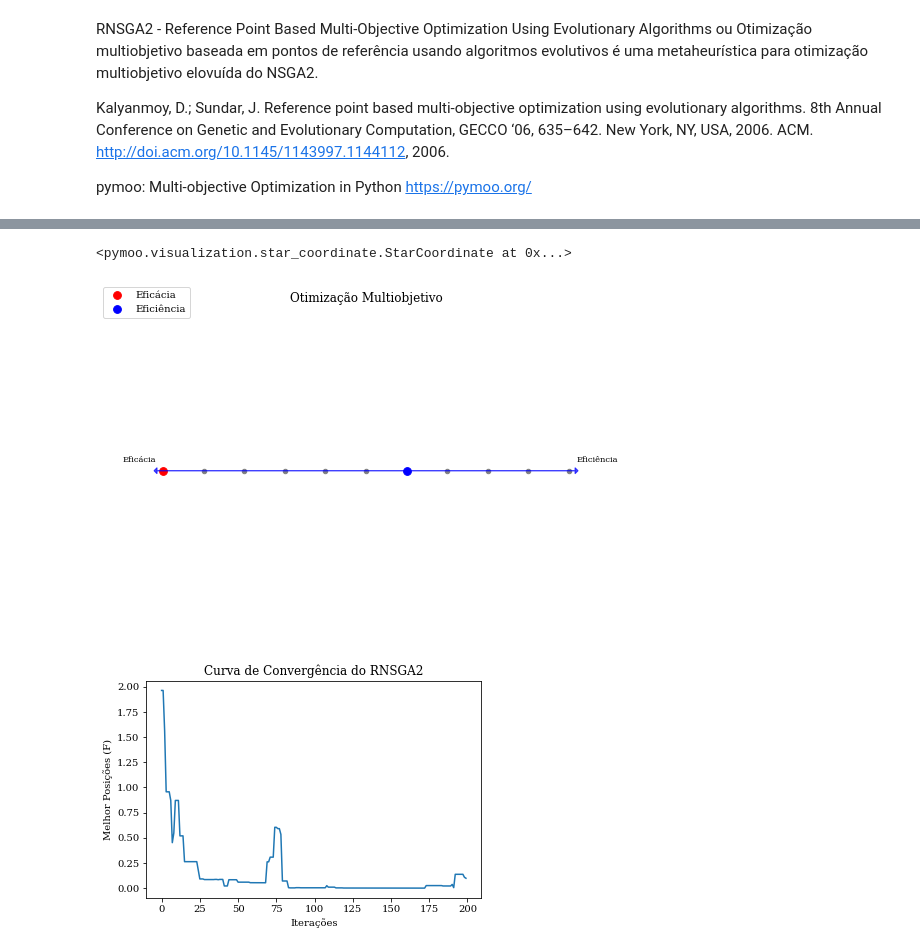
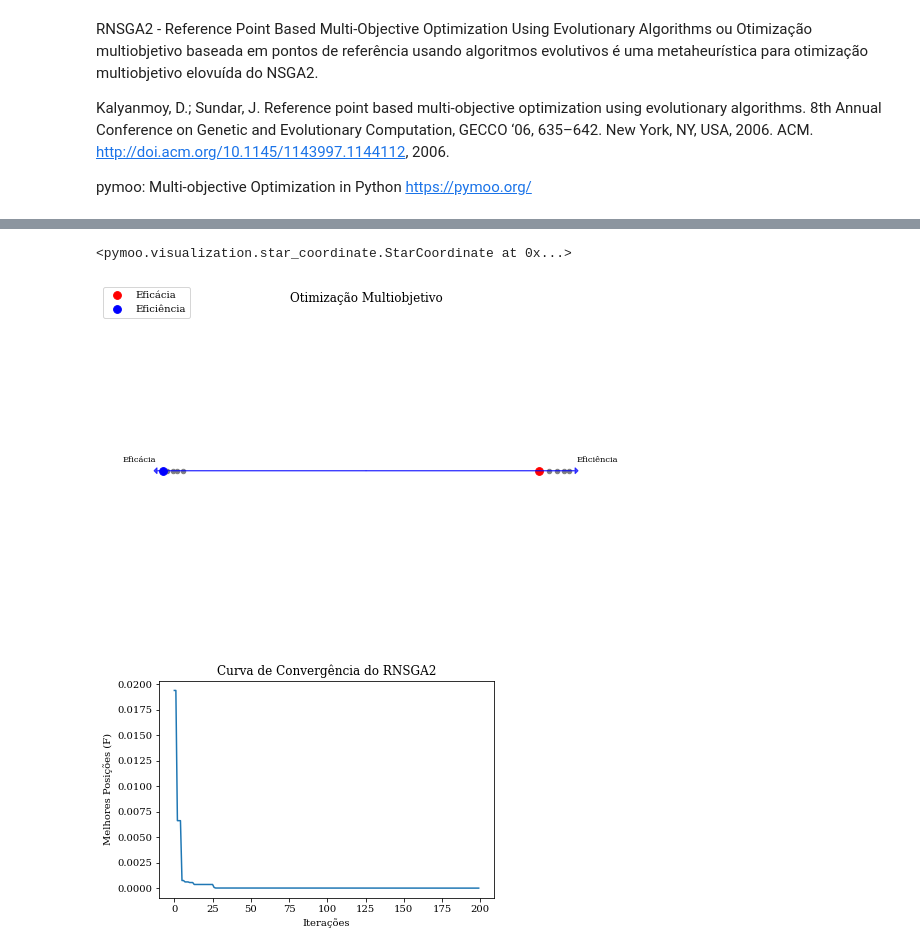
Before and after one commit to alvarofpinheiro/pifwia_rnsga2, a Jupyter notebook: PIFWIA_RNSGA2.ipynb, the cells around one changed output, grey strips where cells are left out. Cells and saved outputs as stored; diff of their text form; code cells hidden in the pictures.

```diff
--- a/PIFWIA_RNSGA2.ipynb
+++ b/PIFWIA_RNSGA2.ipynb
@@ -28,7 +30,7 @@ from tqdm import tqdm
 # %%
 #define os hiperparâmetros
 OBJETIVOS = ["Eficiência","Eficácia"] #quantidade de objetivos distintos a serem resolvidos
-DIMENSOES = 3 #determina a quantidade de dimensões do problema
+DIMENSOES = 2 #determina a quantidade de dimensões do problema
 ITERACOES = 200 #quantiddade máxima de ciclos (episódios) especificando quantas explorações podem ser realizadas
 POPULACAO = 10 #tamanho da população correspondente ao indivíduo
 E1 = -100 #extremo esquerdo eixo x
@@ -203,24 +217,24 @@ SC = StarCoordinate(title="Otimização Multiobjetivo",
   labels=OBJETIVOS,
   axis_style={"color": "blue", 'alpha': 0.7},
   arrow_style={"head_length": 0.015, "head_width": 0.03})
-SC.add(F, color="grey", s=20)
+SC.add(resultado.F, color="grey", s=20)
 j = len(OBJETIVOS)-1
 for i in range(len(OBJETIVOS)):
-  SC.add(F[solucao[i]], color=cores[i], s=60, label=OBJETIVOS[j-i])
+  SC.add(resultado.F[solucao[i]], color=cores[i], s=60, label=OBJETIVOS[j-i])
 SC.show()
 # %% [output]
 <pymoo.visualization.star_coordinate.StarCoordinate at 0x...>
-[figure, old version]
+[figure, new version]
 # %%
 #exibe curva de convergência dos indivíduos
 retorno = [np.min(e.pop.get("F")) for e in resultado.history]
 plt.plot(np.arange(len(retorno)),retorno)
 plt.title("Curva de Convergência do RNSGA2")
 plt.xlabel("Iterações")
-plt.ylabel("Melhor Posições (F)")
+plt.ylabel("Melhores Posições (F)")
 plt.show()
 # %% [output]
-[figure, old version]
+[figure, new version]
 # %%
 #exibe os resultados
 print("n_gen=número de iterações (gerações) | n_eval=número de avaliações | igd=desempenho distância geracional invertida | gd=desempenho da distância geracional | hv=hypervolume")
```
Also changed, not shown: parts of 6 cells of this notebook.
